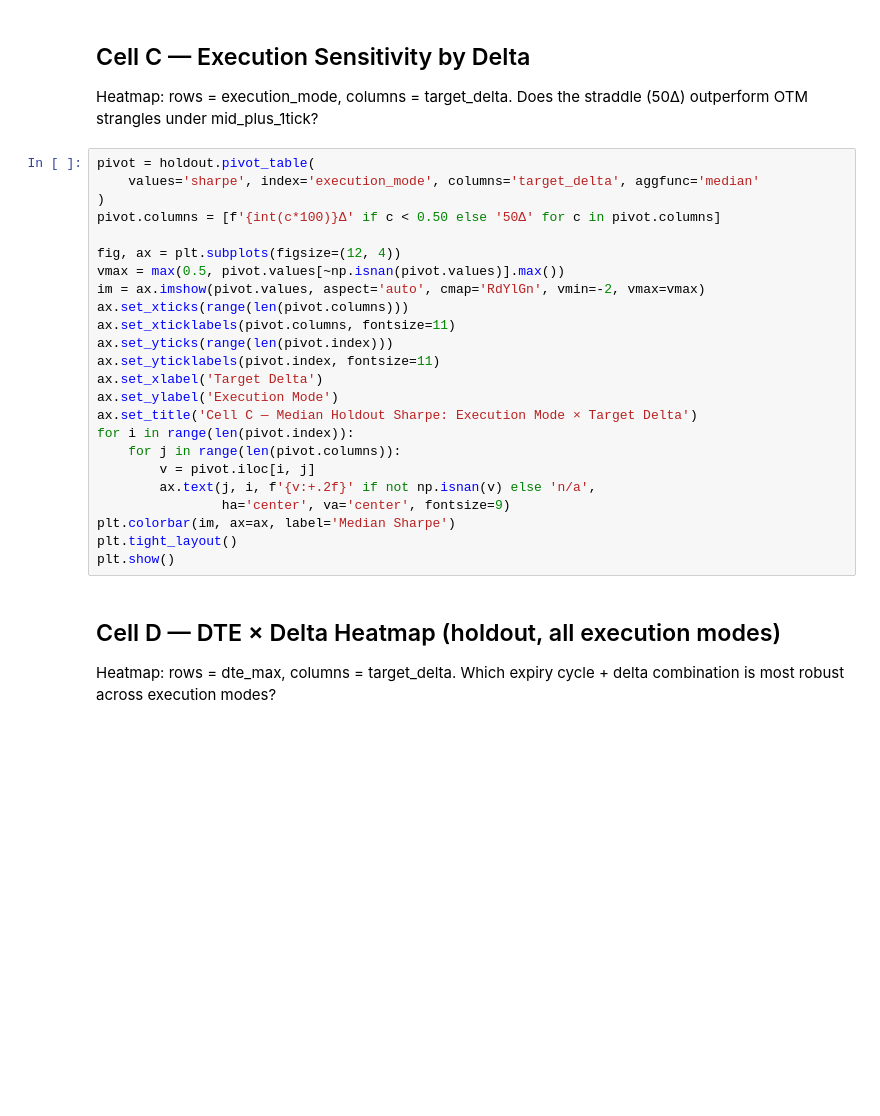
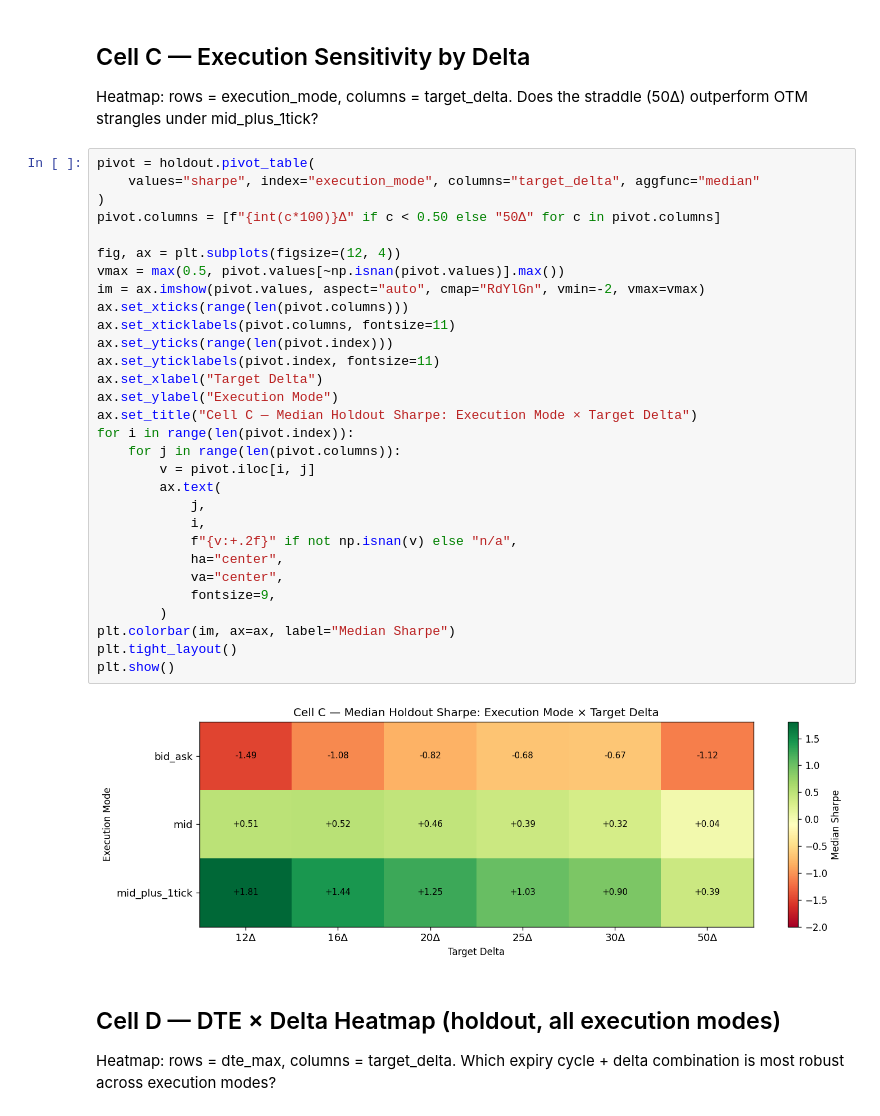
Before and after one commit to osteiner78/options-backtest, a Jupyter notebook: research/2026-05-15 - B3 - v6 expanded grid.ipynb, the cells around one changed output. Cells and saved outputs as stored; diff of their text form; blank space fills up the shorter version.

```diff
--- a/research/2026-05-15 - B3 - v6 expanded grid.ipynb
+++ b/research/2026-05-15 - B3 - v6 expanded grid.ipynb
@@ -161,28 +195,36 @@ Heatmap: rows = execution_mode, columns = target_delta.
 Does the straddle (50Δ) outperform OTM strangles under mid_plus_1tick?
 # %%
 pivot = holdout.pivot_table(
-    values='sharpe', index='execution_mode', columns='target_delta', aggfunc='median'
+    values="sharpe", index="execution_mode", columns="target_delta", aggfunc="median"
 )
-pivot.columns = [f'{int(c*100)}Δ' if c < 0.50 else '50Δ' for c in pivot.columns]
+pivot.columns = [f"{int(c*100)}Δ" if c < 0.50 else "50Δ" for c in pivot.columns]
 
 fig, ax = plt.subplots(figsize=(12, 4))
 vmax = max(0.5, pivot.values[~np.isnan(pivot.values)].max())
-im = ax.imshow(pivot.values, aspect='auto', cmap='RdYlGn', vmin=-2, vmax=vmax)
+im = ax.imshow(pivot.values, aspect="auto", cmap="RdYlGn", vmin=-2, vmax=vmax)
 ax.set_xticks(range(len(pivot.columns)))
 ax.set_xticklabels(pivot.columns, fontsize=11)
 ax.set_yticks(range(len(pivot.index)))
 ax.set_yticklabels(pivot.index, fontsize=11)
-ax.set_xlabel('Target Delta')
-ax.set_ylabel('Execution Mode')
-ax.set_title('Cell C — Median Holdout Sharpe: Execution Mode × Target Delta')
+ax.set_xlabel("Target Delta")
+ax.set_ylabel("Execution Mode")
+ax.set_title("Cell C — Median Holdout Sharpe: Execution Mode × Target Delta")
 for i in range(len(pivot.index)):
     for j in range(len(pivot.columns)):
         v = pivot.iloc[i, j]
-        ax.text(j, i, f'{v:+.2f}' if not np.isnan(v) else 'n/a',
-                ha='center', va='center', fontsize=9)
-plt.colorbar(im, ax=ax, label='Median Sharpe')
+        ax.text(
+            j,
+            i,
+            f"{v:+.2f}" if not np.isnan(v) else "n/a",
+            ha="center",
+            va="center",
+            fontsize=9,
+        )
+plt.colorbar(im, ax=ax, label="Median Sharpe")
 plt.tight_layout()
 plt.show()
+# %% [output]
+[figure, added]
 # %% [markdown]
 ## Cell D — DTE × Delta Heatmap (holdout, all execution modes)
 
```
Also changed, not shown: parts of 14 cells of this notebook, 1 other file.
